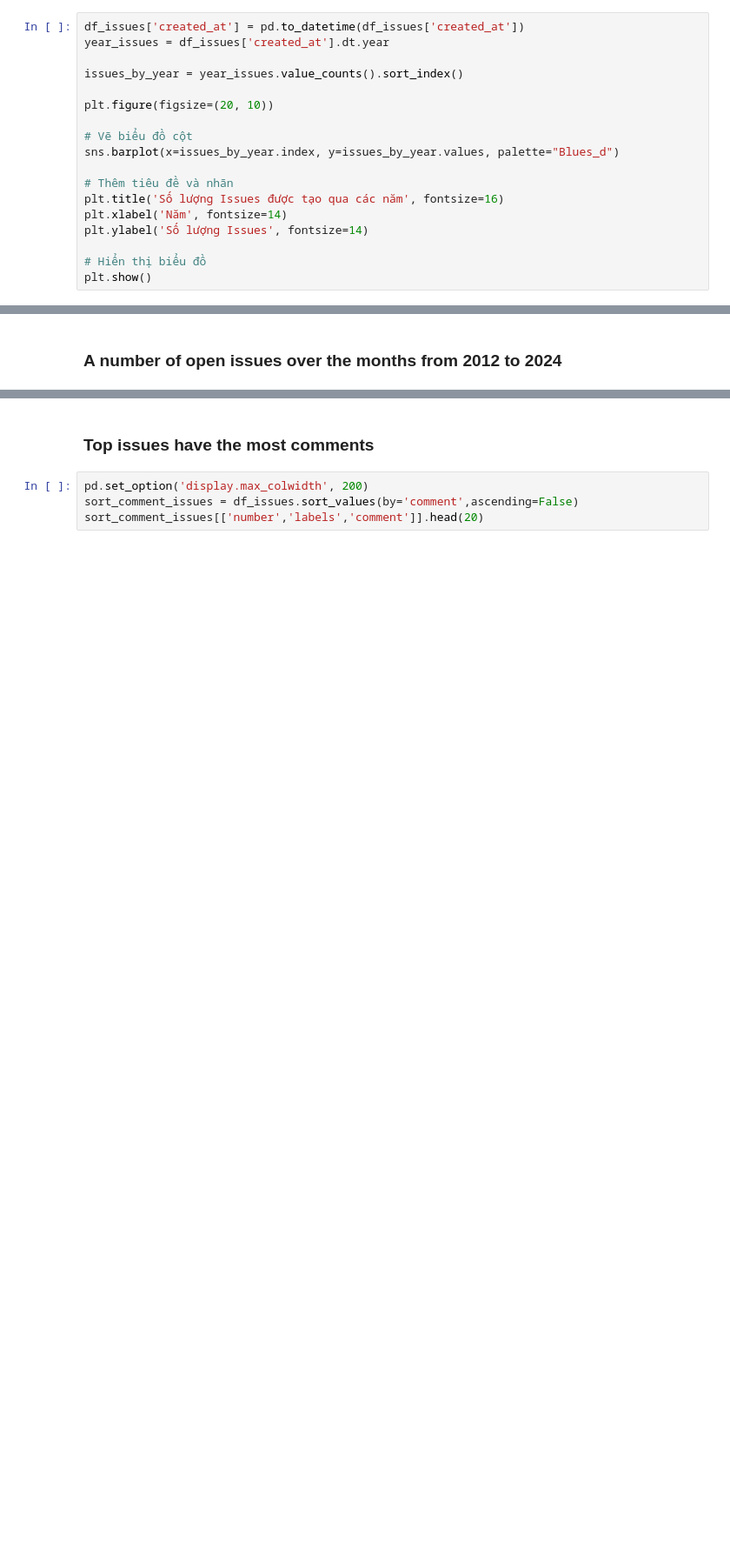
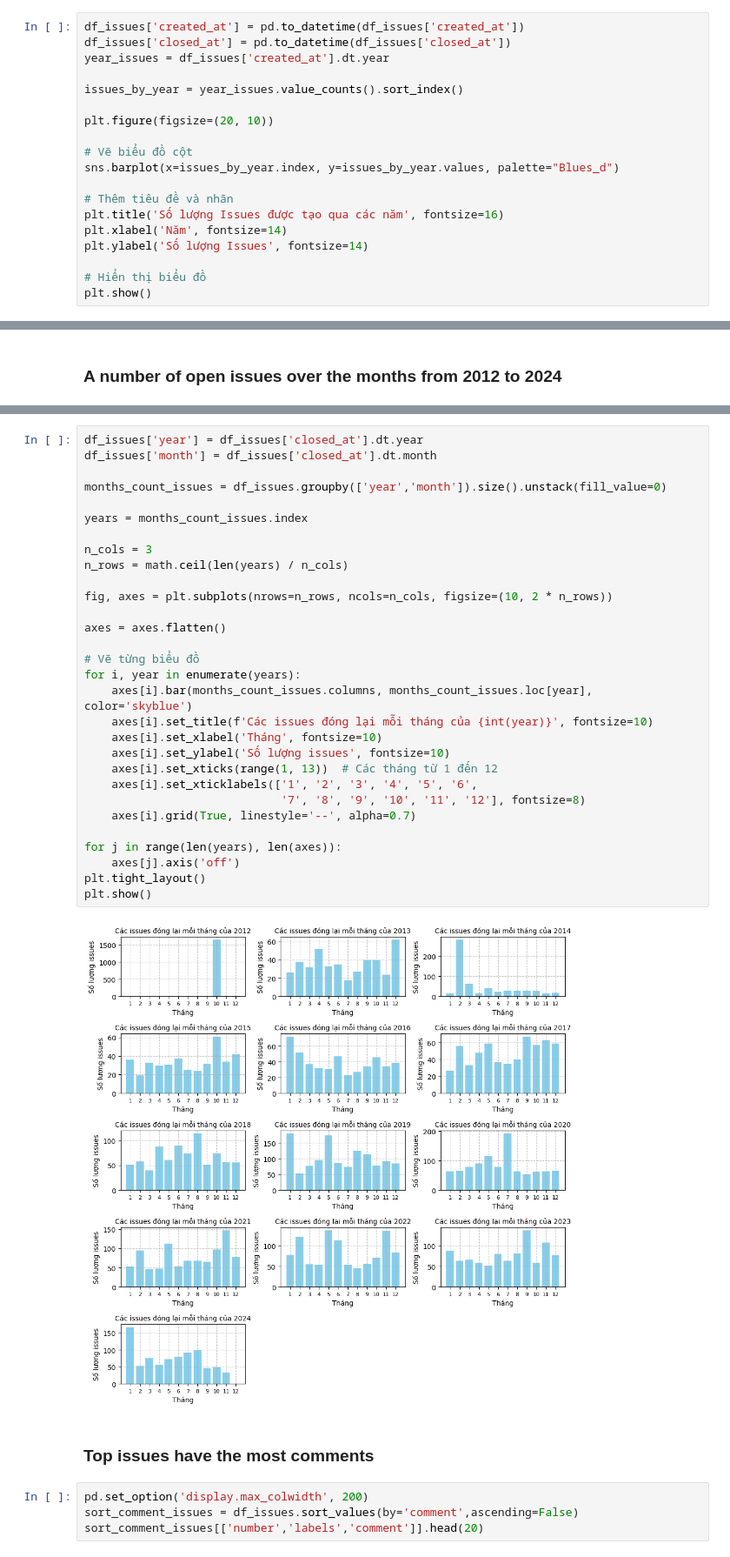
Before and after one commit to VMSSON345/NumpyDataProcessing, a Jupyter notebook: DATA_PYTHON/analysis_issues.ipynb, the cells around one changed output, grey strips where cells are left out. Shown: that part at 87% size. Drawn from its saved outputs; the diff is of its cells as text; blank space fills up the shorter version.

```diff
--- a/DATA_PYTHON/analysis_issues.ipynb
+++ b/DATA_PYTHON/analysis_issues.ipynb
@@ -47,6 +62,7 @@ len(df_issues[df_issues['state']=='open'])
 ### A number of issues over the years
 # %%
 df_issues['created_at'] = pd.to_datetime(df_issues['created_at'])
+df_issues['closed_at'] = pd.to_datetime(df_issues['closed_at'])
 year_issues = df_issues['created_at'].dt.year
 
 issues_by_year = year_issues.value_counts().sort_index()
@@ -113,3 +131,35 @@ plt.show()
+# %%
+df_issues['year'] = df_issues['closed_at'].dt.year
+df_issues['month'] = df_issues['closed_at'].dt.month
+
+months_count_issues = df_issues.groupby(['year','month']).size().unstack(fill_value=0)
+
+years = months_count_issues.index
+
+n_cols = 3
+n_rows = math.ceil(len(years) / n_cols)
+
+fig, axes = plt.subplots(nrows=n_rows, ncols=n_cols, figsize=(10, 2 * n_rows))
+
+axes = axes.flatten()
+
+# Vẽ từng biểu đồ
+for i, year in enumerate(years):
+    axes[i].bar(months_count_issues.columns, months_count_issues.loc[year], color='skyblue')
+    axes[i].set_title(f'Các issues đóng lại mỗi tháng của {int(year)}', fontsize=10)
+    axes[i].set_xlabel('Tháng', fontsize=10)
+    axes[i].set_ylabel('Số lượng issues', fontsize=10)
+    axes[i].set_xticks(range(1, 13))  # Các tháng từ 1 đến 12
+    axes[i].set_xticklabels(['1', '2', '3', '4', '5', '6',
+                             '7', '8', '9', '10', '11', '12'], fontsize=8)
+    axes[i].grid(True, linestyle='--', alpha=0.7)
+
+for j in range(len(years), len(axes)):
+    axes[j].axis('off')
+plt.tight_layout()
+plt.show()
+# %% [output]
+[figure, added]
 # %% [markdown]
 ### Top issues have the most comments
 # %%
```
Also changed, not shown: parts of 19 cells of this notebook, 14 other files.
